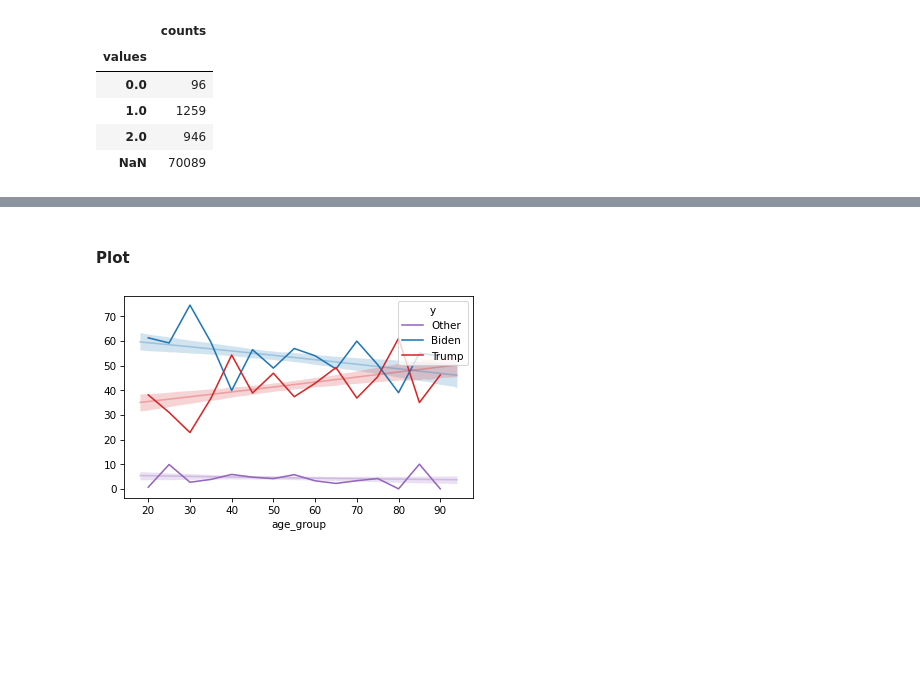
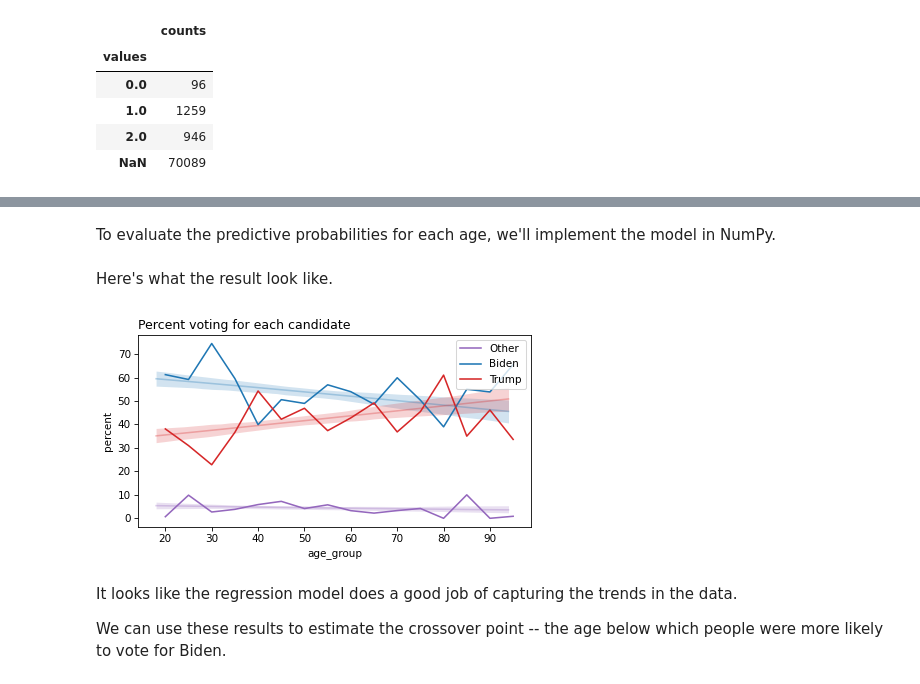
Before and after one commit to AllenDowney/SurveyDataPyMC, a Jupyter notebook: notebooks/02_categorical_regression.ipynb, the cells around one changed output, grey strips where cells are left out. Cells and saved outputs as stored; diff of their text form; code cells hidden in the pictures; blank space fills up the shorter version.

```diff
--- a/notebooks/02_categorical_regression.ipynb
+++ b/notebooks/02_categorical_regression.ipynb
@@ -225,0 +223,3 @@ with categorical_model:
+# %%
+filename = 'categorical_model_idata.nc'
+idata_categorical = load_idata_or_sample(categorical_model, filename, draws=500, tune=500)
@@ -266,0 +272,3 @@ Inference data with groups:
+# %%
+beta_age = samples["beta_age"].to_numpy()
+beta_age.shape
@@ -282,28 +284,42 @@ with categorical_model:
-# %% [markdown]
-#### Plot
+# %% [markdown]
+To evaluate the predictive probabilities for each age, we'll implement the model in NumPy.
+# %%
+from scipy.special import softmax
+
+predicted_probs = np.zeros((n_samples, n_ages, 3))
+
+for i in range(n_samples):
+    logit_other = np.zeros(n_ages)  # Fixed at zero for reference category
+    logit_biden = alpha[0, i] + beta_age[0, i] * pred_age_centered
+    logit_trump = alpha[1, i] + beta_age[1, i] * pred_age_centered
+
+    logits = np.stack([logit_other, logit_biden, logit_trump], axis=1)
+
+    # Softmax to get probabilities for all candidates at each age
+    predicted_probs[i] = softmax(logits, axis=1)
+# %% [markdown]
+Here's what the result look like.
 # %%
 table.plot(color=colors)
+
 for i, name in vote_map.items():
-    predictions_tmp = predictions.sel(candidate=name)
-    hdis_tmp = az.hdi(predictions_tmp, hdi_prob=0.9)
-    predictions_mean = predictions_tmp.mean(dim=["chain", "draw"])
+    mean_prob = predicted_probs[:, :, i].mean(axis=0)
+    hdi_low, hdi_high = np.percentile(predicted_probs[:, :, i], [5, 95], axis=0)
 
-    # plot the mean
-    plt.plot(
-        pred_age_range,
-        predictions_mean["probabilities"].values * 100,
-        color=colors[i],
-        alpha=0.3,
-    )
-    plt.fill_between(
-        pred_age_range,
-        hdis_tmp.sel(hdi="lower")["probabilities"].values * 100,
-        hdis_tmp.sel(hdi="higher")["probabilities"].values * 100,
-        color=colors[i],
-        alpha=0.2,
-        lw=0,
-    )
+    plt.plot(pred_age_range, mean_prob * 100, color=colors[i], alpha=0.3)
+    plt.fill_between(pred_age_range,
+                     hdi_low * 100,
+                     hdi_high * 100,
+                     color=colors[i],
+                     alpha=0.2,
+                     lw=0)
+
+decorate(ylabel="percent", title="Percent voting for each candidate")
 # %% [output]
-[figure, old version]
+[figure, new version]
+# %% [markdown]
+It looks like the regression model does a good job of capturing the trends in the data.
+
+We can use these results to estimate the crossover point -- the age below which people were more likely to vote for Biden.
 # %% [markdown]
 ## Adding a categorical predictor
```
Also changed, not shown: parts of 74 cells of this notebook, 2 other files.
